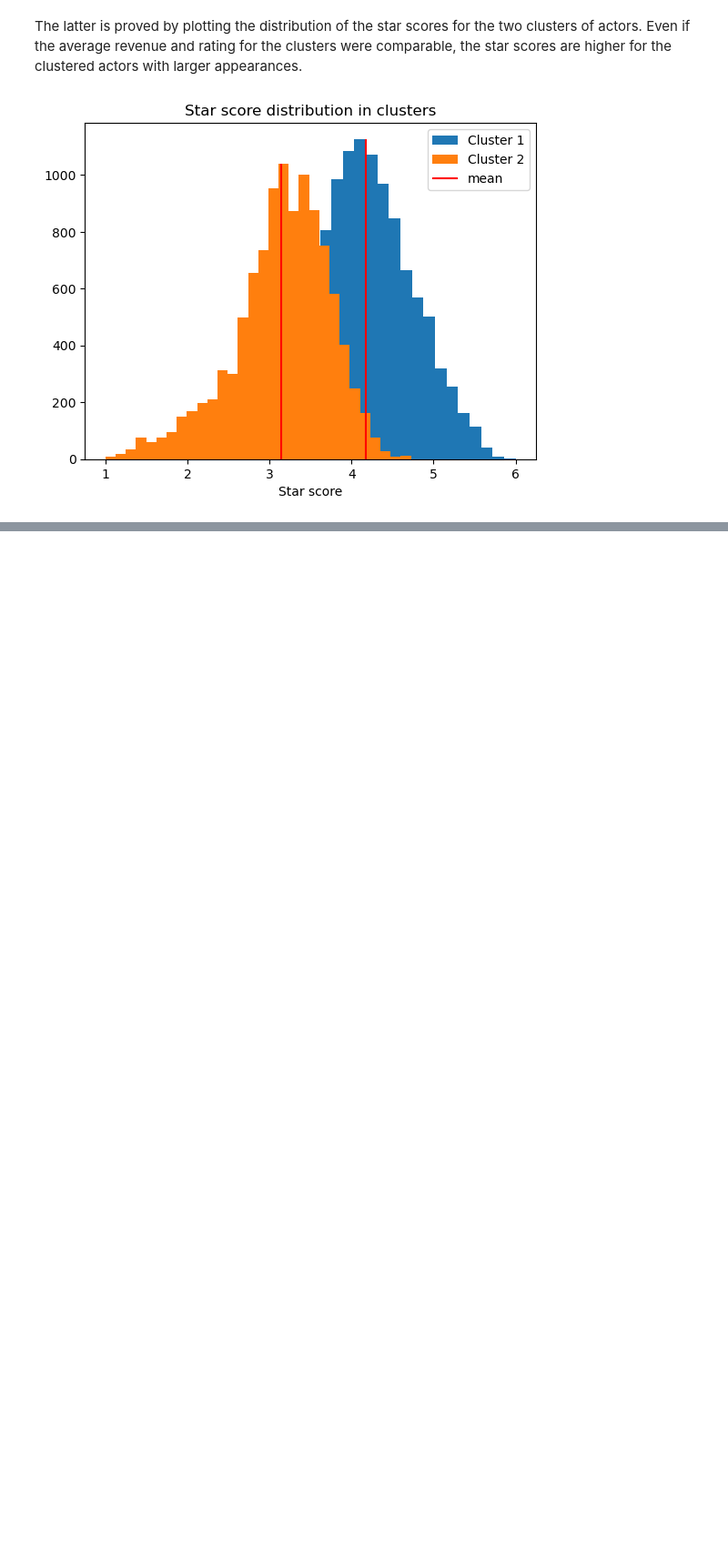
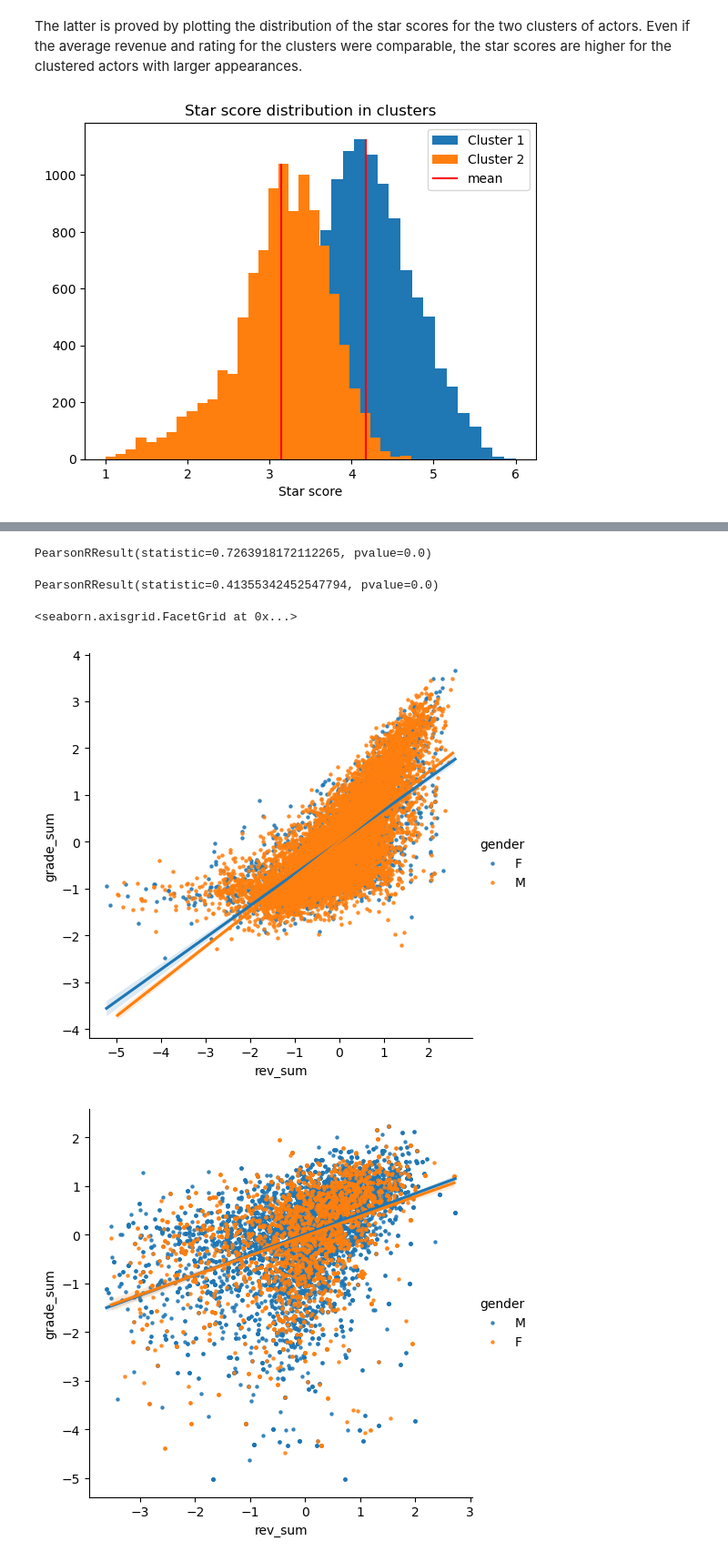
Before and after one commit to louisleger/ada-final-project, a Jupyter notebook: src/star_score.ipynb, the cells around one changed output, grey strips where cells are left out. Shown at 91% size. Saved outputs shown, nothing was run; the diff lists cells and outputs as text; code cells hidden in the pictures; blank space fills up the shorter version.

Commit message:
'clustering'

```diff
--- a/src/star_score.ipynb
+++ b/src/star_score.ipynb
@@ -297,0 +305,20 @@ plt.show()
+# %%
+#keep parameters of interest (#apply log on predictors because strongly skewed distribution)
+#cluster 1
+X1 = k1[{'rev_sum','grade_sum','score_epfl','gender'}]
+X1['rev_sum'] = X1['rev_sum'].apply('log')
+X1['grade_sum'] = X1['grade_sum'].apply('log')
+
+#cluster 2
+X2 = k2[{'rev_sum','grade_sum','score_epfl','gender'}] #appearances always equal to 1 in cluster 2 (not considered in the predictors)
+X2['rev_sum'] = X2['rev_sum'].apply('log')
+X2['grade_sum'] = X2['grade_sum'].apply('log')
+# %%
+#standardization of predictors
+#cluster 1
+X1['rev_sum'] = (X1['rev_sum'] - X1['rev_sum'].mean())/X1['rev_sum'].std()
+X1['grade_sum'] = (X1['grade_sum'] - X1['grade_sum'].mean())/X1['grade_sum'].std()
+
+#cluster 2
+X2['rev_sum'] = (X2['rev_sum'] - X2['rev_sum'].mean())/X2['rev_sum'].std()
+X2['grade_sum'] = (X2['grade_sum'] - X2['grade_sum'].mean())/X2['grade_sum'].std()
@@ -297,0 +379,15 @@ plt.show()
+# %%
+stats.pearsonr(X1['rev_sum'],X1['grade_sum']) #pearson correlation
+# %% [output]
+PearsonRResult(statistic=0.7263918172112265, pvalue=0.0)
+# %%
+stats.pearsonr(X2['rev_sum'],X2['grade_sum']) #pearson correlation
+# %% [output]
+PearsonRResult(statistic=0.41355342452547794, pvalue=0.0)
+# %%
+sns.lmplot(x='rev_sum',y='grade_sum', data=X1, hue='gender', scatter_kws={"s": 5})
+sns.lmplot(x='rev_sum',y='grade_sum', data=X2, hue='gender', scatter_kws={"s": 5})
+# %% [output]
+<seaborn.axisgrid.FacetGrid at 0x...>
+[figure, added]
+[figure, added]
```
Also changed, not shown: parts of 8 cells of this notebook.
